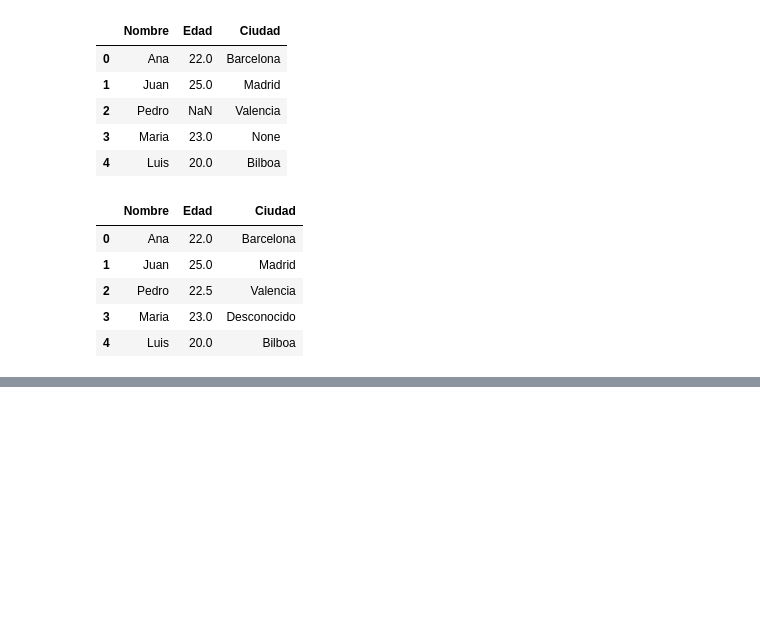
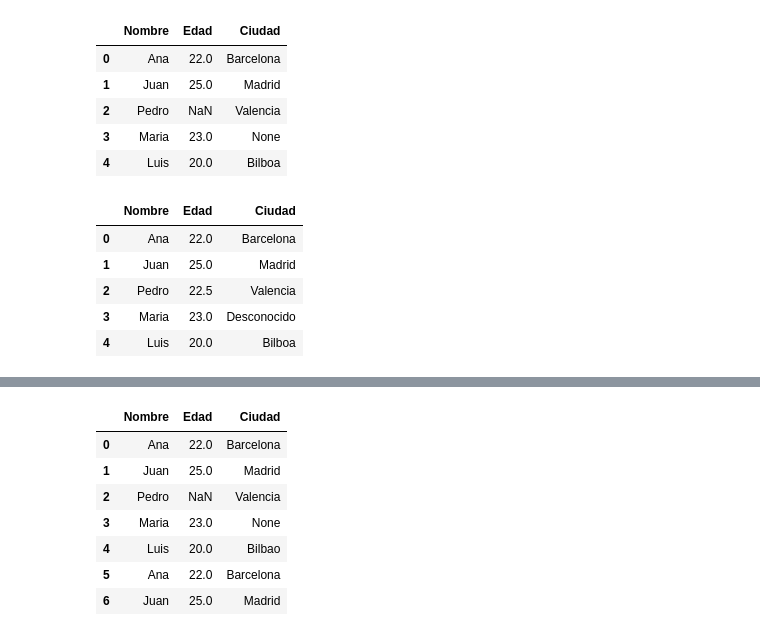
Before and after one commit to Gozv/Data_Analyst_Pandas-, a Jupyter notebook: AnalisisDatos.ipynb, the cells around one changed output, grey strips where cells are left out. Cells and saved outputs as stored; diff of their text form; code cells hidden in the pictures; blank space fills up the shorter version.

```diff
--- a/AnalisisDatos.ipynb
+++ b/AnalisisDatos.ipynb
@@ -161,0 +194,17 @@ df_sin_nan
+# %%
+data_duplicada = {
+    "Nombre": ["Ana", "Juan", "Pedro", "Maria", "Luis", "Ana", "Juan"],
+    "Edad" : [22, 25, np.nan, 23, 20, 22, 25],
+    "Ciudad": ["Barcelona", "Madrid", "Valencia", None, "Bilbao", "Barcelona", "Madrid"]
+}
+df_duplicado = pd.DataFrame(data_duplicada)
+df_duplicado
+# %% [output]
+|  | Nombre | Edad | Ciudad |
+| 0 | Ana | 22.0 | Barcelona |
+| 1 | Juan | 25.0 | Madrid |
+| 2 | Pedro | NaN | Valencia |
+| 3 | Maria | 23.0 | None |
+| 4 | Luis | 20.0 | Bilbao |
+| 5 | Ana | 22.0 | Barcelona |
+| 6 | Juan | 25.0 | Madrid |
```
Also changed, not shown: parts of 21 cells of this notebook.
